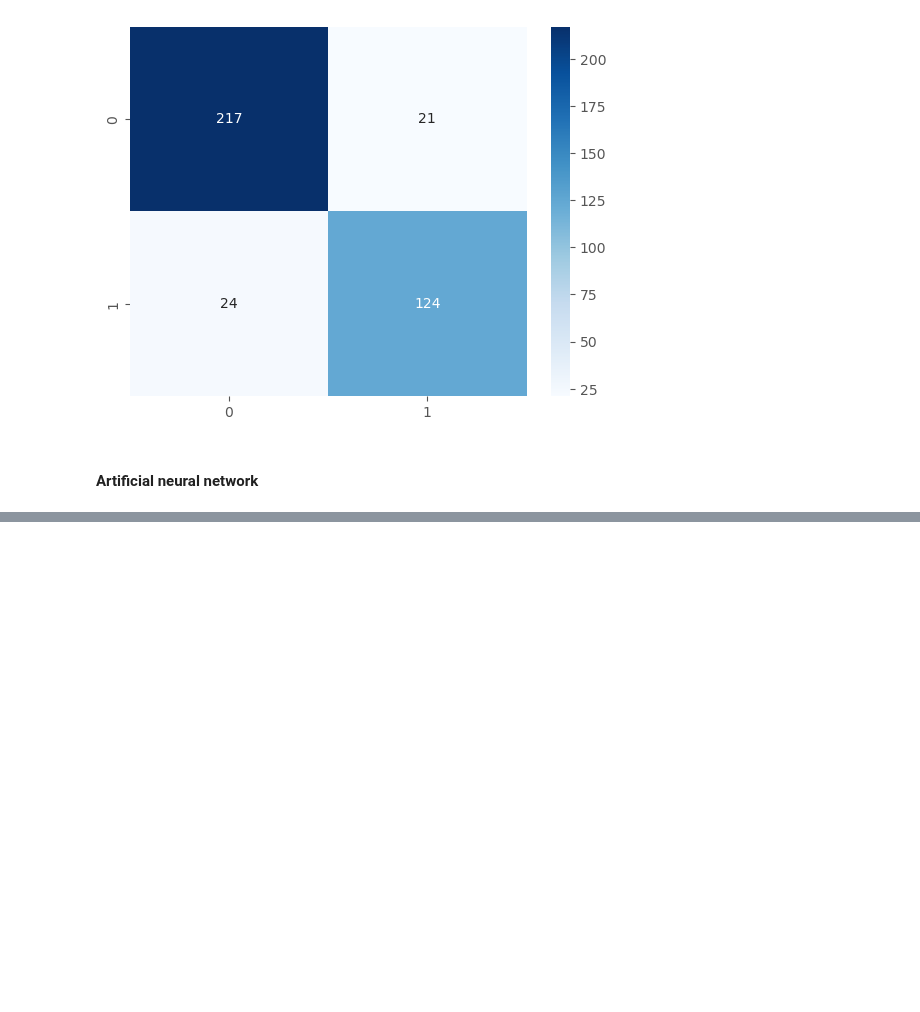
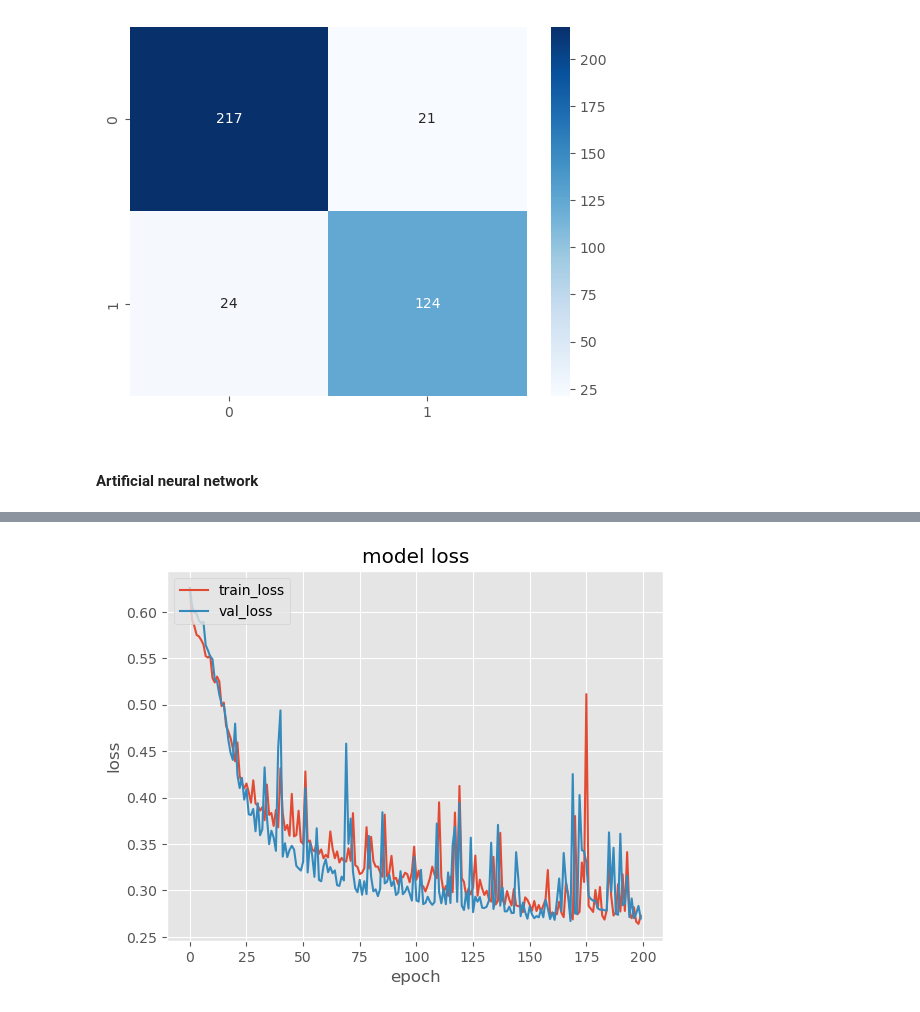
Before and after one commit to szelesaron/dissertation-code, a Jupyter notebook: ml-algorithms.ipynb, the cells around one changed output, grey strips where cells are left out. Saved outputs shown, nothing was run; the diff lists cells and outputs as text; code cells hidden in the pictures; blank space fills up the shorter version.

```diff
--- a/ml-algorithms.ipynb
+++ b/ml-algorithms.ipynb
@@ -241,2 +209,0 @@ _________________________________________________________________
-# %%
-model.fit(x_train_bench, y_train_bench, epochs = 50, batch_size = 32, validation_split = 0.2)
@@ -271,0 +210,21 @@ sns.heatmap(cm, cmap = "Blues", annot=True, fmt='d')
+# %%
+NUM_EPOCHS = 200
+LR = 0.001
+BATCH_SIZE = 32
+# %%
+#reproducability
+os.environ['PYTHONHASHSEED']=str(seed_value)
+random.seed(seed_value)
+np.random.seed(seed_value)
+tf.random.set_seed(seed_value)
+
+#model build
+model = Sequential([
+    Dense(100, input_shape=(x_train_bench.shape[1],), activation = "relu",  kernel_initializer='glorot_uniform'),
+    Dense(20, activation = "relu"),
+    Dense(1, activation = "sigmoid")
+])
+
+opt = tf.keras.optimizers.Adam(learning_rate=LR)
+model.compile(loss='binary_crossentropy', optimizer=opt, metrics=['accuracy'])
+model.summary()
@@ -271,0 +247,2 @@ sns.heatmap(cm, cmap = "Blues", annot=True, fmt='d')
+# %%
+history = model.fit(x_train_bench, y_train_bench, epochs = NUM_EPOCHS, batch_size = BATCH_SIZE, validation_split = 0.2)
@@ -271,0 +267,10 @@ sns.heatmap(cm, cmap = "Blues", annot=True, fmt='d')
+# %%
+plt.plot(history.history['loss'])
+plt.plot(history.history['val_loss'])
+plt.title('model loss')
+plt.ylabel('loss')
+plt.xlabel('epoch')
+plt.legend(['train_loss', 'val_loss'], loc='upper left')
+plt.show()
+# %% [output]
+[figure, added]
```
Also changed, not shown: parts of 8 cells of this notebook.
